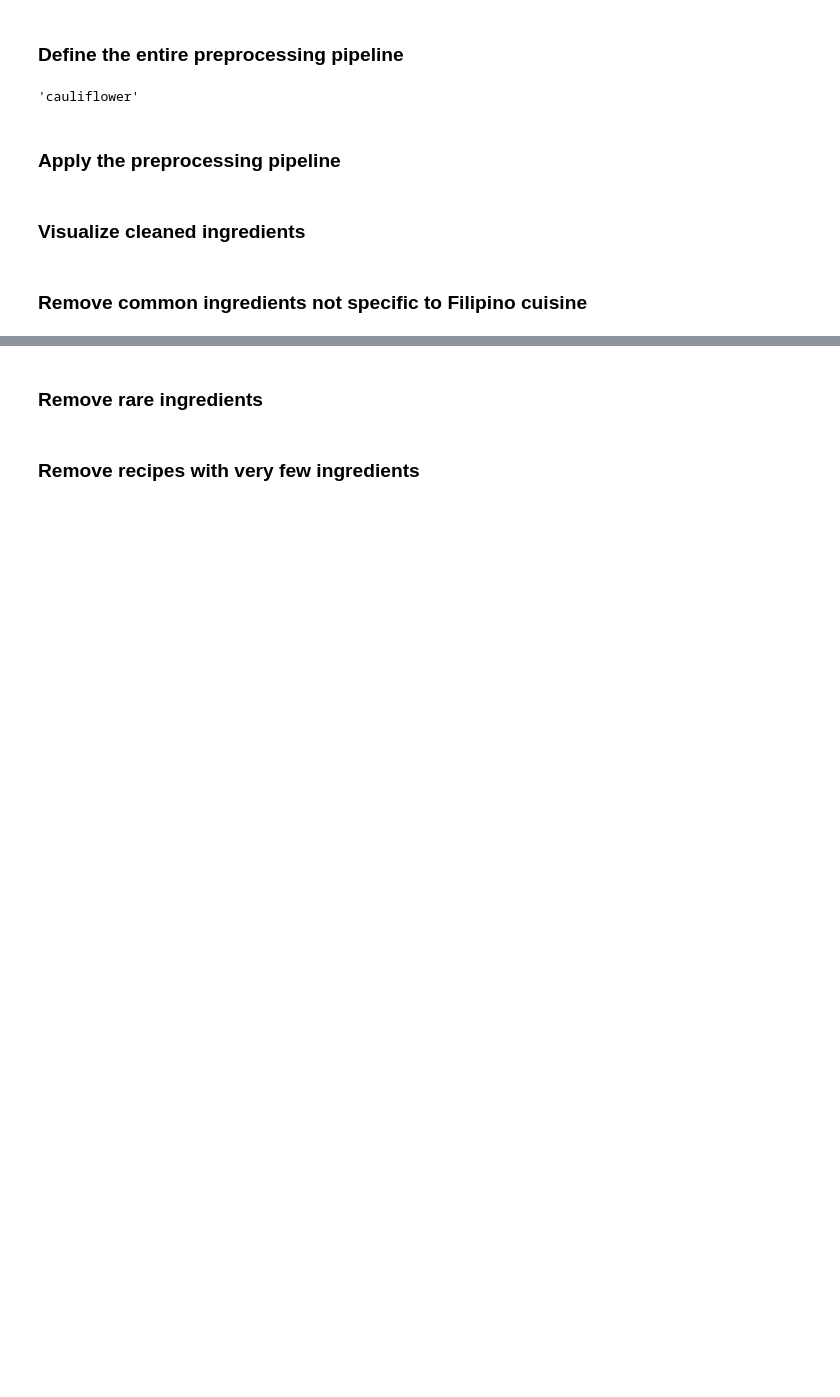
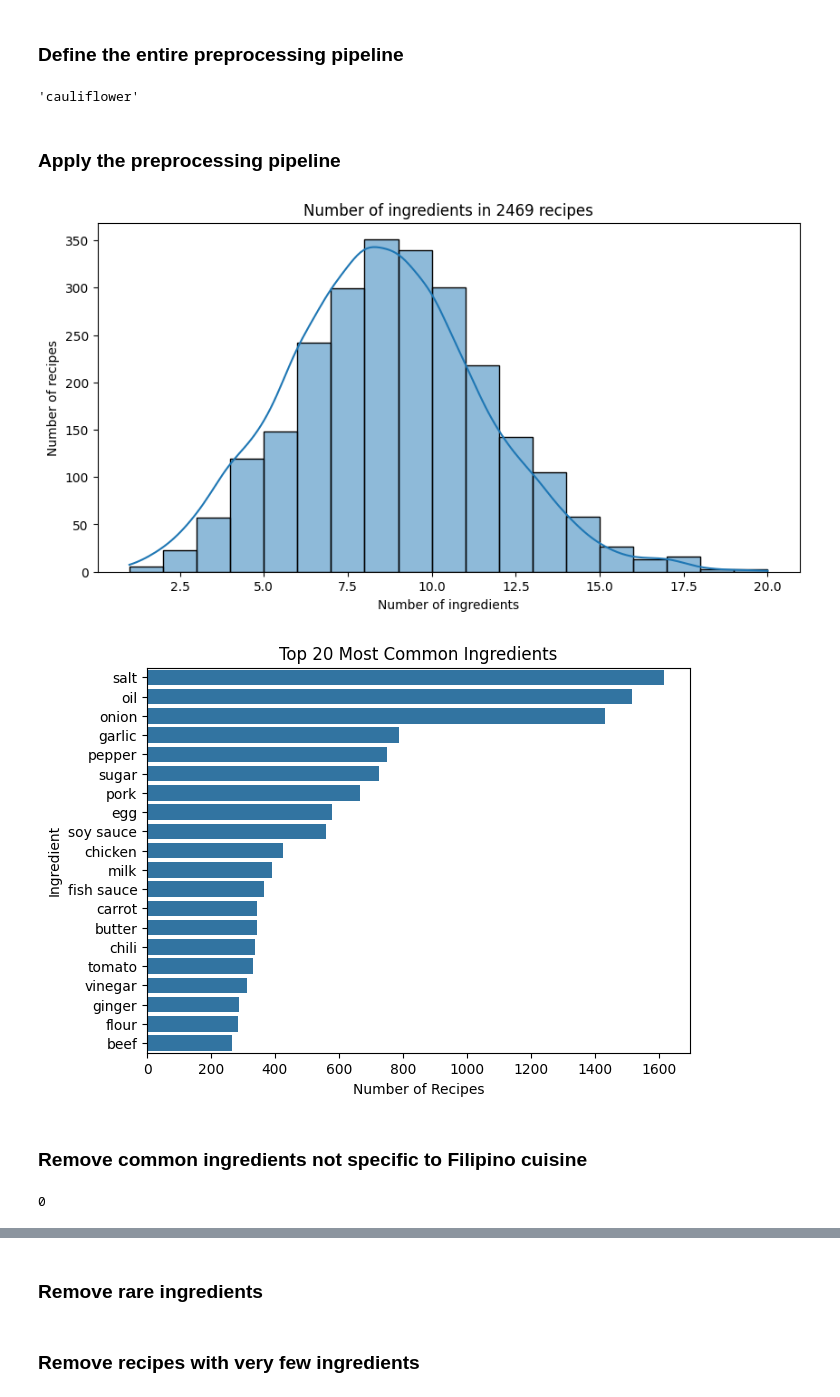
Before and after one commit to rixmape/panlasang-pinoy-clustering, a Jupyter notebook: panlasang-pinoy.ipynb, the cells around one changed output, grey strips where cells are left out. Saved outputs shown, nothing was run; the diff lists cells and outputs as text; code cells hidden in the pictures; blank space fills up the shorter version.

Commit message:
Update synonyms and stopwords

```diff
--- a/panlasang-pinoy.ipynb
+++ b/panlasang-pinoy.ipynb
@@ -205,7 +205,7 @@ floret       floret       ADJ    JJ     ROOT   True
 # %% [markdown]
 ### Remove culinary stop words
 # %%
-with open(f"data/culinary_stopwords.txt") as file:
+with open(f"data/culinary_stopwords.txt", encoding="utf-8") as file:
     stopwords = [line.strip() for line in file]
 
 
@@ -297,9 +297,9 @@ def preprocess_ingredient(ingredient):
     filtered = filter_stopwords(lemmatized)
     word_synonym = handle_word_synonym(filtered)
     unique = remove_duplicates(word_synonym)
-    # phrase_synonym = handle_phrase_synonym(unique)
+    phrase_synonym = handle_phrase_synonym(unique)
 
-    return unique
+    return phrase_synonym
 
 
 clean_ingredient = preprocess_ingredient(SAMPLE_INGREDIENT)
@@ -311,20 +311,31 @@ clean_ingredient
 # %%
 from tqdm.auto import tqdm
 
 
 def clean_ingredients(ingredients):
-    """Applies preprocessing to a list of ingredients."""
-    cleaned_ingredients = [
-        preprocess_ingredient(ingredient) for ingredient in ingredients
-    ]
+    """Applies preprocessing to a list of ingredients and flattens the list."""
+    cleaned_ingredients = []
+    for ingredient in ingredients:
+        cleaned = preprocess_ingredient(ingredient)
+        if isinstance(cleaned, list):
+            cleaned_ingredients.extend(cleaned)
+        else:
+            cleaned_ingredients.append(cleaned)
+
     return list(sorted(set(filter(None, cleaned_ingredients))))
 
 
 tqdm.pandas()
 
-recipe_df["cleaned_ingredients"] = (
-    recipe_df["ingredients"].progress_apply(clean_ingredients)
+recipe_df["cleaned_ingredients"] = recipe_df["ingredients"].progress_apply(
+    clean_ingredients
 )
+
+plot_ingredient_distribution(recipe_df["cleaned_ingredients"])
+plot_common_ingredients(recipe_df["cleaned_ingredients"])
+# %% [output]
+[figure, added]
+[figure, added]
 # %%
 save_ingredients(
     recipe_df["cleaned_ingredients"],
@@ -353,5 +347,3 @@ recipe_df[["ingredients", "cleaned_ingredients"]].to_json(
     indent=2,
     orient="records",
 )
-# %% [markdown]
-### Visualize cleaned ingredients
@@ -364,3 +350,8 @@ plot_common_ingredients(recipe_df["cleaned_ingredients"])
 # %% [markdown]
 ### Remove common ingredients not specific to Filipino cuisine
+# %%
+# Count number of occurence for "steak"
+recipe_df["cleaned_ingredients"].apply(lambda x: "steak" in x).sum()
+# %% [output]
+0
 # %%
```
Also changed, not shown: parts of 10 cells of this notebook, 6 other files.
